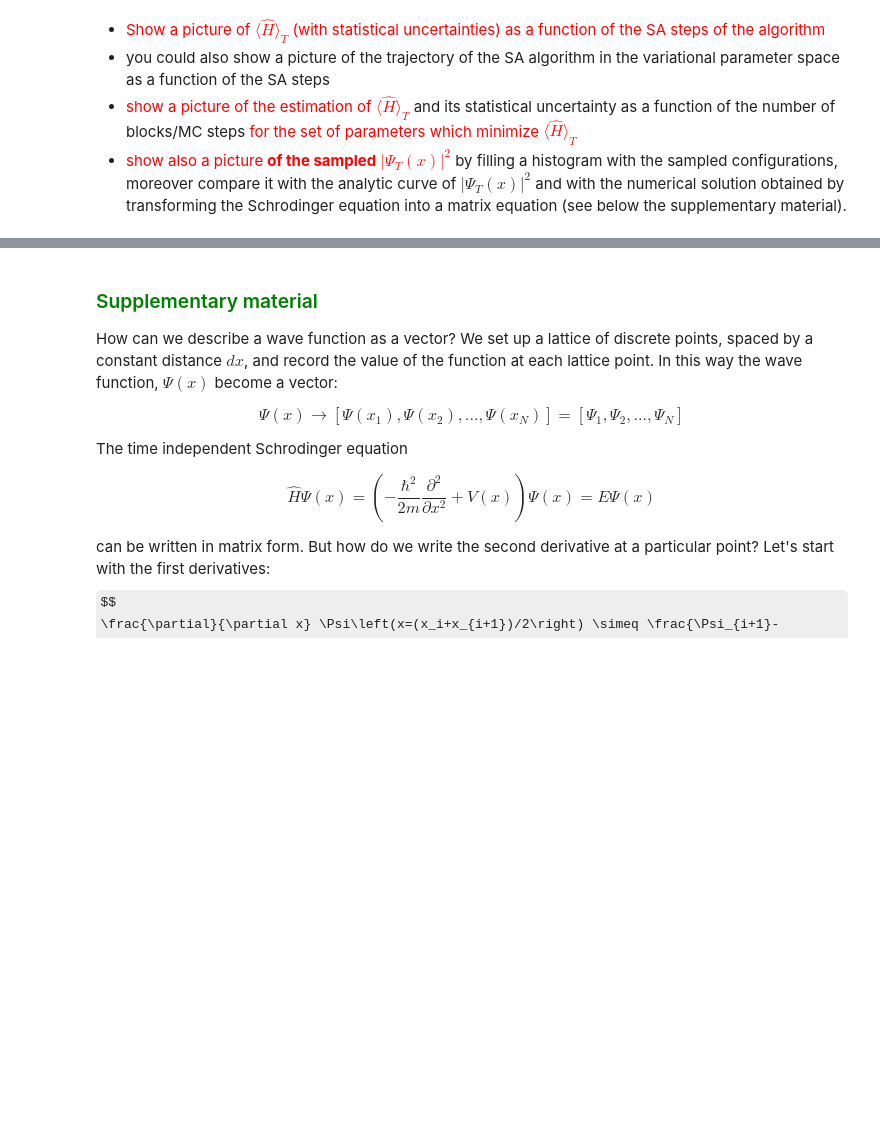
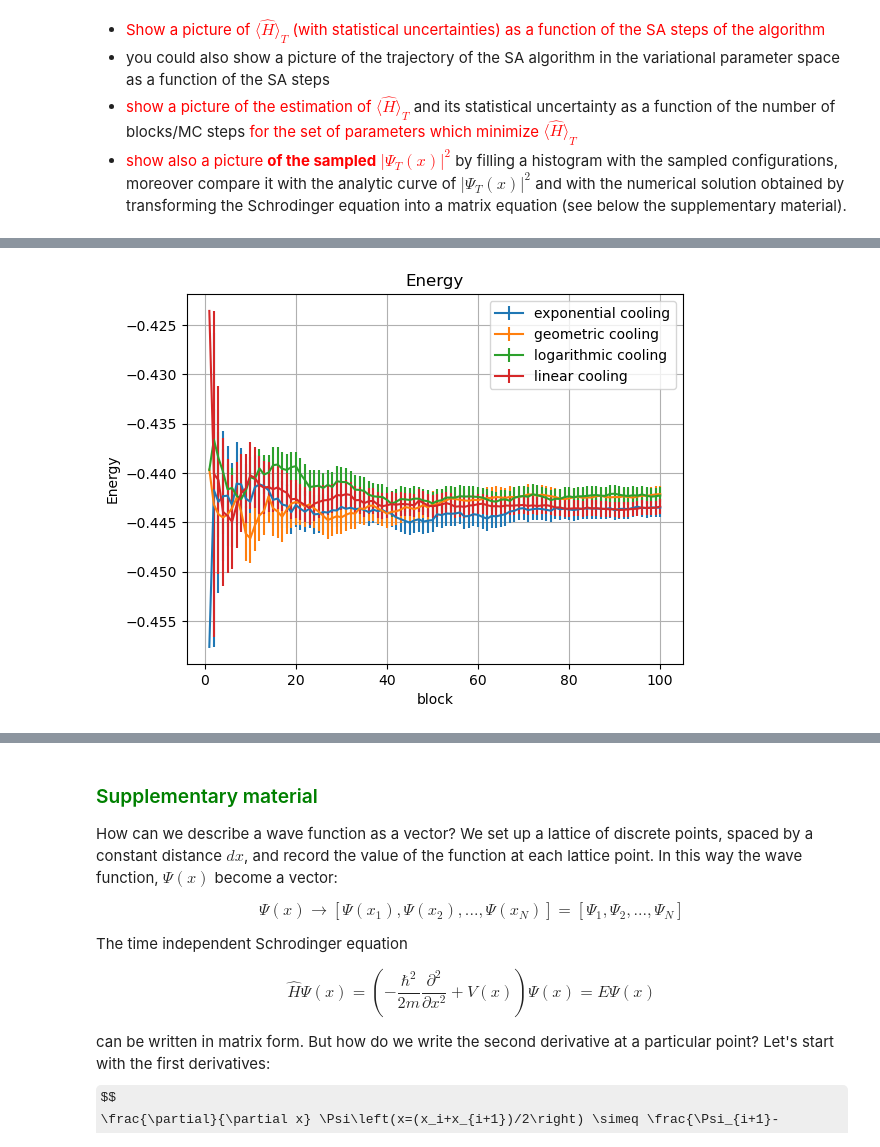
Before and after one commit to JiahaoMiao/LSN, a Jupyter notebook: Lezione_8/LSN_Exercises_08.ipynb, the cells around one changed output, grey strips where cells are left out. Cells and saved outputs as stored; diff of their text form; code cells hidden in the pictures; some formulas as TeX source; blank space fills up the shorter version.

```diff
--- a/Lezione_8/LSN_Exercises_08.ipynb
+++ b/Lezione_8/LSN_Exercises_08.ipynb
@@ -236,0 +288,19 @@ In the linear cooling parameter space trajectory we see that since it cooled rea
+# %%
+# plotting energy with the minumum energy found
+
+cooling_schedule = ['exponential','geometric','logarithmic','linear',]
+
+for i,schedule in enumerate(cooling_schedule): #i = 0,1,2,3 and schedule = 'exponential','geometric','logarithmic','linear'
+    # Load data from file
+    x,E,err= np.loadtxt('DATA/Minimum/'+schedule+'/energy.dat',usecols=(0,1,2),unpack=True)
+    # mu,sigma = np.loadtxt('DATA/Minimum/'+schedule+'/parameters.dat',usecols=(0,1),unpack=True)
+    plt.errorbar(x,E,err,label=schedule+' cooling')
+
+plt.title('Energy')
+plt.xlabel('block')
+plt.ylabel('Energy')
+plt.legend()
+plt.grid(True)
+plt.show()
+# %% [output]
+[figure, added]
```
Also changed, not shown: parts of 8 cells of this notebook, 32 other files.
